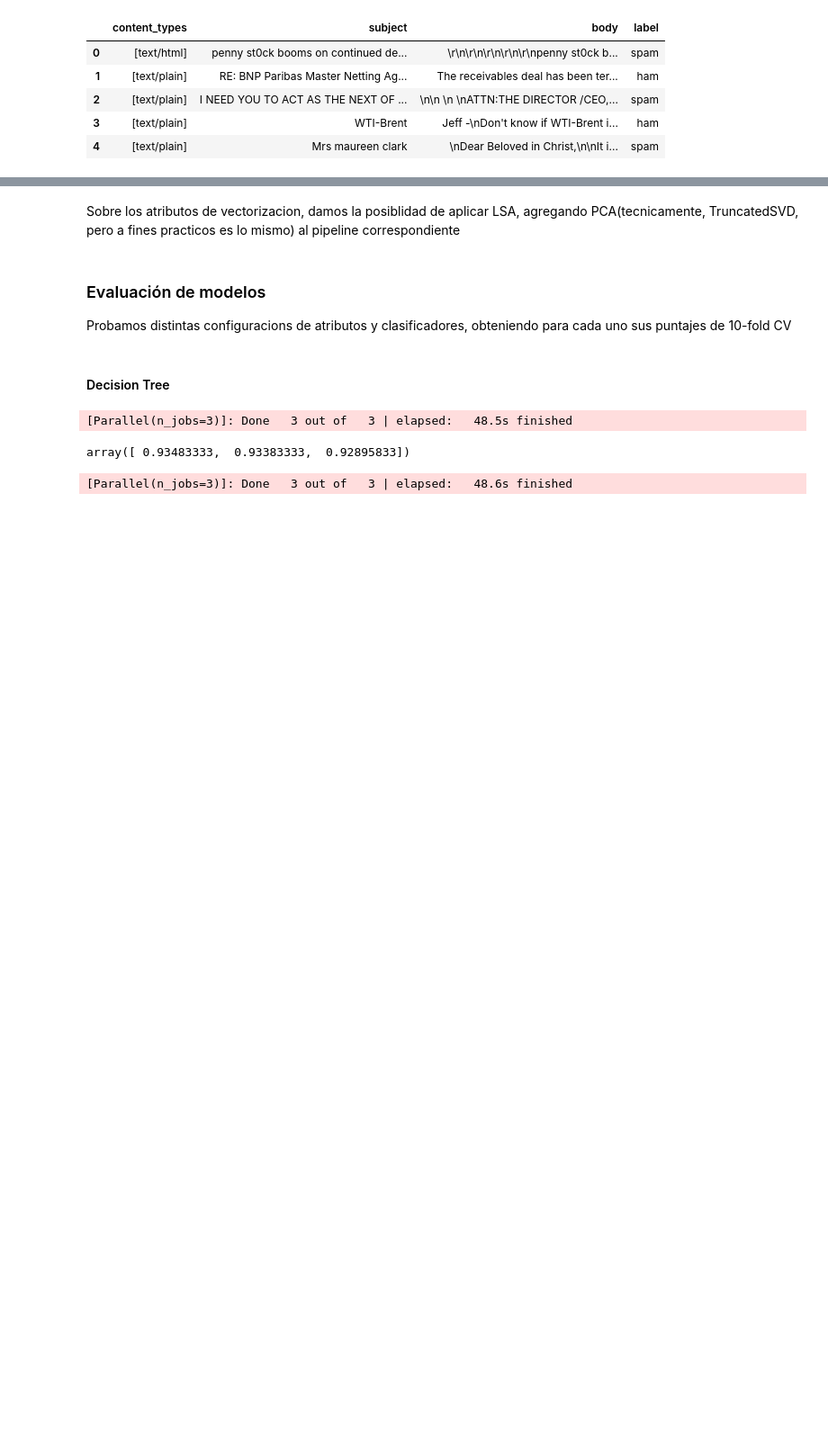
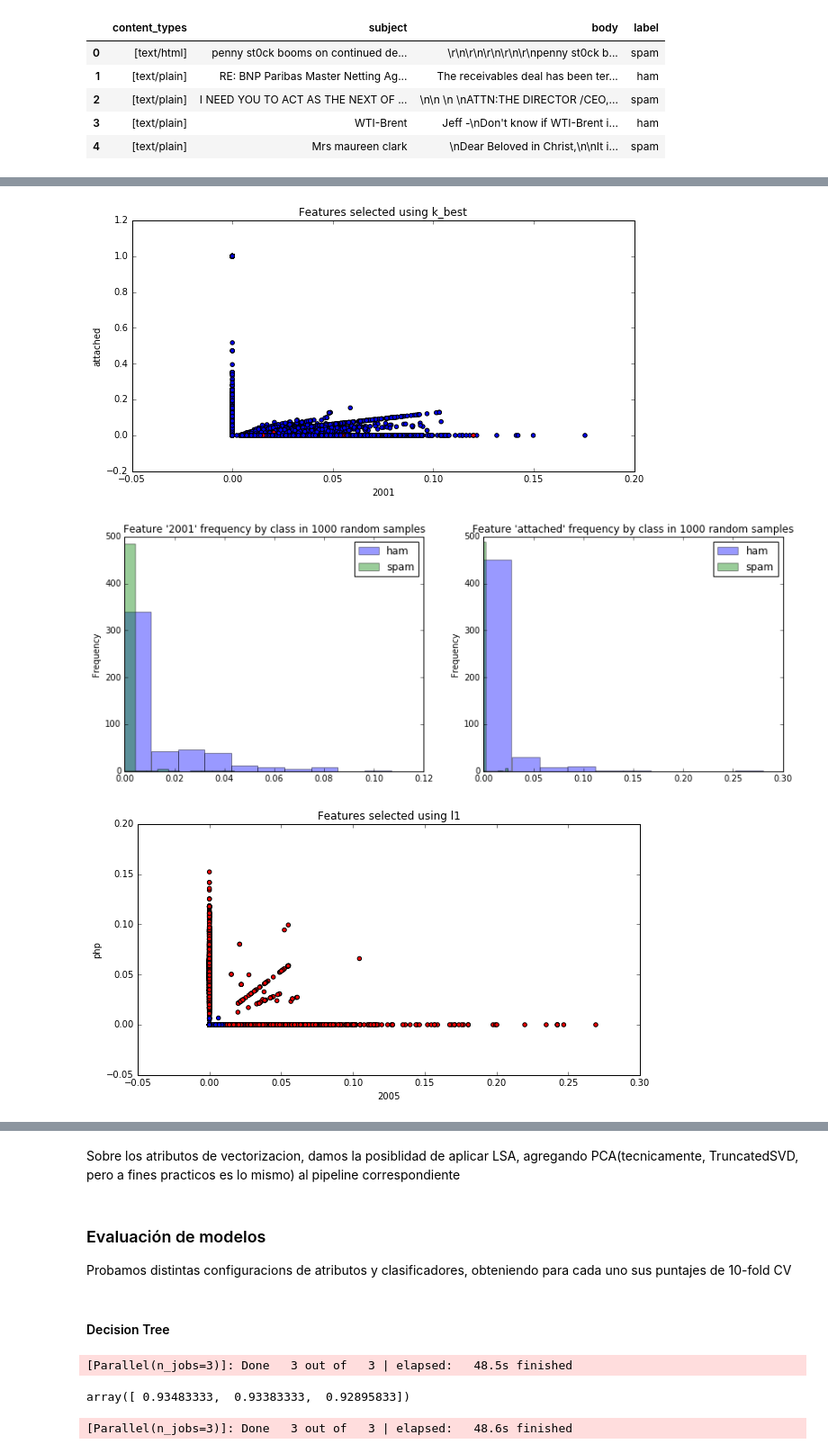
Before and after one commit to LautaroPetaccio/AA-TP, a Jupyter notebook: Aprendizaje Automatico - TP 1 - Final.ipynb, the cells around one changed output, grey strips where cells are left out. Shown: that part at 90% size. Saved outputs shown, nothing was run; the diff lists cells and outputs as text; code cells hidden in the pictures; blank space fills up the shorter version.

```diff
--- a/Aprendizaje Automatico - TP 1 - Final.ipynb
+++ b/Aprendizaje Automatico - TP 1 - Final.ipynb
@@ -6,8 +6,10 @@
 import os
 # %%
 import numpy as np
+from scipy.sparse import coo_matrix
 import pandas as pd
-import matplotlib as plt
+import matplotlib.pyplot as plt
 pd.options.display.float_format = '{:g}'.format
+plt.rcParams['figure.figsize'] = 14, 5
 # %%
 from sklearn.feature_extraction.text import TfidfVectorizer
@@ -76,0 +145,6 @@ train_set.head()
+# %%
+show_selectors_bests_features(train_set)
+# %% [output]
+[figure, added]
+[figure, added]
+[figure, added]
```
Also changed, not shown: parts of 12 cells of this notebook.
